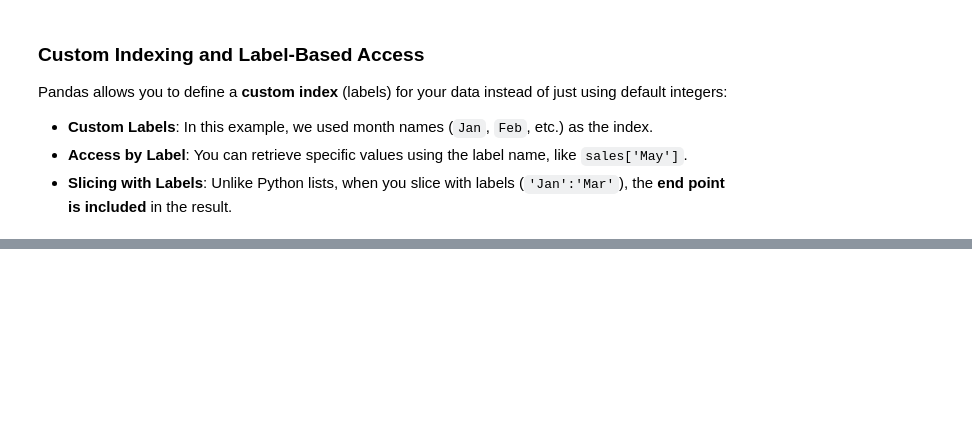
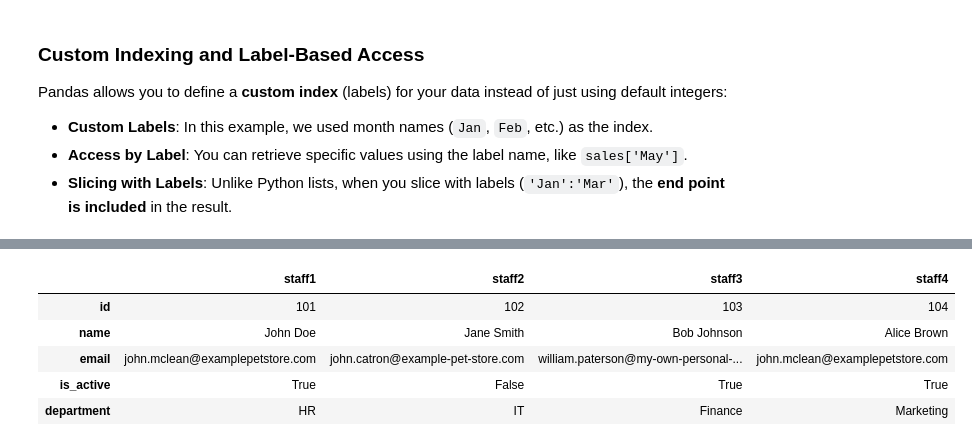
Before and after one commit to khing-fm/Data_Science, a Jupyter notebook: pandas_for_data_analysi.ipynb, the cells around one changed output, grey strips where cells are left out. Drawn from its saved outputs; the diff is of its cells as text; code cells hidden in the pictures; blank space fills up the shorter version.

```diff
--- a/pandas_for_data_analysi.ipynb
+++ b/pandas_for_data_analysi.ipynb
@@ -111,0 +132,40 @@ Pandas allows you to define a **custom index** (labels) for your data instead of
+# %%
+staff_data = {
+    "staff1":{
+        "id": 101,
+        "name": "John Doe",
+        "email": "john.mclean@examplepetstore.com",
+        "is_active": True,
+        "department": "HR"
+    },
+    "staff2":{
+        "id": 102,
+        "name": "Jane Smith",
+        "email": "john.catron@example-pet-store.com",
+        "is_active": False,
+        "department": "IT"
+    },
+    "staff3":{
+        "id": 103,
+        "name": "Bob Johnson",
+        "email": "william.paterson@my-own-personal-domain.com",
+        "is_active": True,
+        "department": "Finance"
+    },
+    "staff4":{
+        "id": 104,
+        "name": "Alice Brown",
+        "email": "john.mclean@examplepetstore.com",
+        "is_active": True,
+        "department": "Marketing"
+    },
+}
+# %%
+pd.DataFrame(staff_data)
+# %% [output]
+|  | staff1 | staff2 | staff3 | staff4 |
+| id | 101 | 102 | 103 | 104 |
+| name | John Doe | Jane Smith | Bob Johnson | Alice Brown |
+| email | john.mclean@examplepetstore.com | john.catron@example-pet-store.com | william.paterson@my-own-personal-... | john.mclean@examplepetstore.com |
+| is_active | True | False | True | True |
+| department | HR | IT | Finance | Marketing |
```
Also changed, not shown: parts of 7 cells of this notebook.
